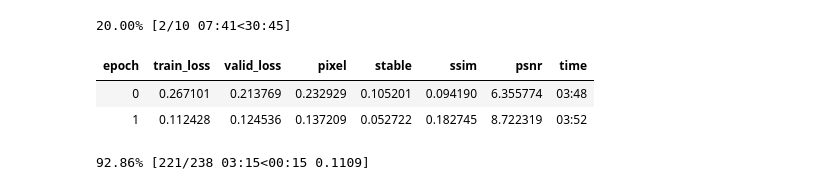
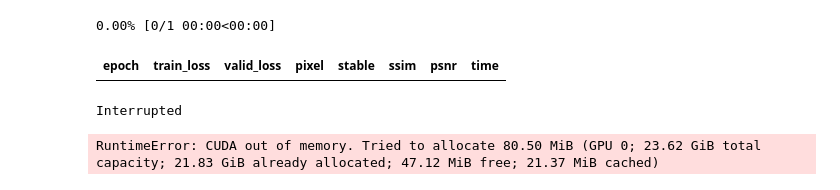
Before and after one commit to WAMRI-AI/salk, a Jupyter notebook: uri/multiframe_001.ipynb, the cells around one changed output. Cells and saved outputs as stored; diff of their text form; code cells hidden in the pictures.

```diff
--- a/uri/multiframe_001.ipynb
+++ b/uri/multiframe_001.ipynb
@@ -46,15 +48,14 @@ def get_data(bs, size, scale=1, max_zoom=1.):
 # %%
 bs = 4
 size = 256
-data = get_data(bs, size, scale=4)
+data = get_data(bs, size, scale=4, max_zoom=1.2)
 
 in_c = 3
 out_c = 1
-nf = gcval = 16
-nb = 5
-loss = TwoYLoss()
+nf = 64
+gcval = 32 # 32
+nb = 8 # 23
+loss = TwoYLoss(stable_wt=0.1)
 model = TwoXModel(MultiImageToMultiChannel(RRDB_Net(3, 1, nf, nb, gc=gcval )))
-
-learn = Learner(data, model, callback_fns=LossMetrics, loss_func=loss)
-
-gc.collect()
+model = nn.DataParallel(model)
+#opt_func = partial(adabound.AdaBound,  lr=1e-6)
@@ -62,0 +62,4 @@ gc.collect()
+# %%
+learn = Learner(data, model, callback_fns=LossMetrics, loss_func=loss) #, opt_func=opt_func)
+learn = learn.to_fp16(loss_scale=64).load('rrdb.2')
+gc.collect()
@@ -70,9 +71,9 @@ LR Finder is complete, type {learner_name}.recorder.plot() to see the graph.
-# %%
-learn.fit_one_cycle(10, max_lr=1e-3)
-# %% [output]
-20.00% [2/10 07:41<30:45]
-| epoch | train_loss | valid_loss | pixel | stable | ssim | psnr | time |
-| 0 | 0.267101 | 0.213769 | 0.232929 | 0.105201 | 0.094190 | 6.355774 | 03:48 |
-| 1 | 0.112428 | 0.124536 | 0.137209 | 0.052722 | 0.182745 | 8.722319 | 03:52 |
-92.86% [221/238 03:15<00:15 0.1109]
+# %%
+learn.fit_one_cycle(1, max_lr=2e-6)
+#learn.fit(4, m)
+# %% [output]
+0.00% [0/1 00:00<00:00]
+| epoch | train_loss | valid_loss | pixel | stable | ssim | psnr | time |
+Interrupted
+RuntimeError: CUDA out of memory. Tried to allocate 80.50 MiB (GPU 0; 23.62 GiB total capacity; 21.83 GiB already allocated; 47.12 MiB free; 21.37 MiB cached)
 # %%
```
Also changed, not shown: parts of 12 cells of this notebook, 2 other files.
